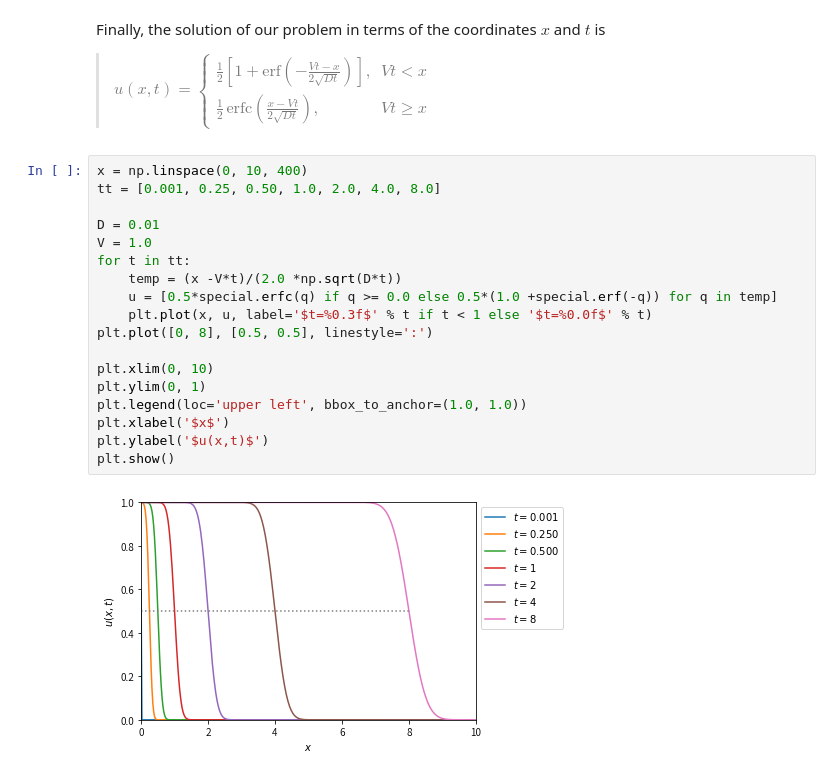
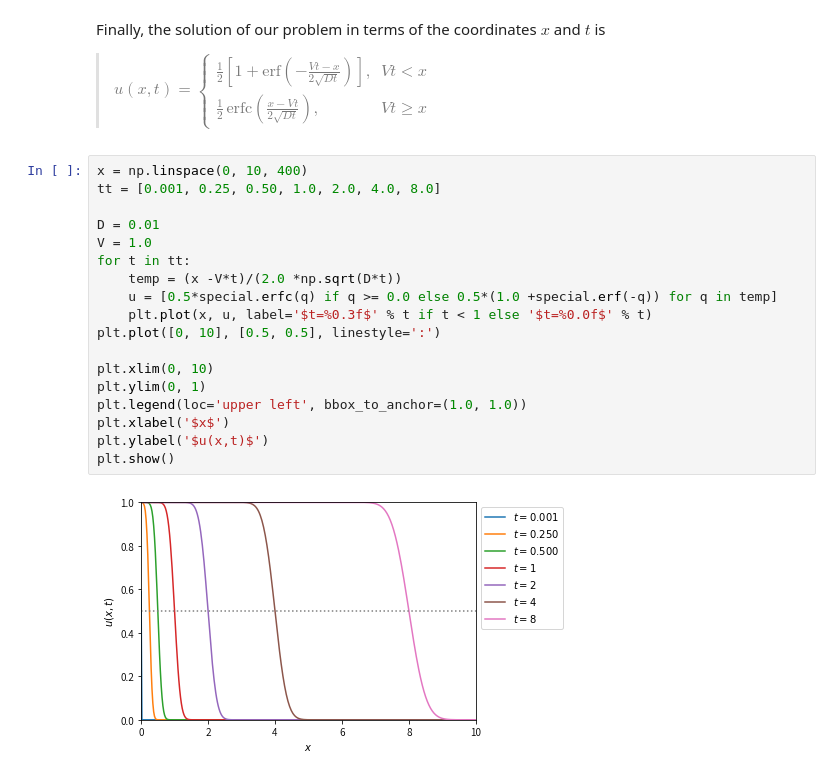
Before and after one commit to SeoulTechPSE/EngMath, a Jupyter notebook: PDE01.ipynb, the cells around one changed output. Saved outputs shown, nothing was run; the diff lists cells and outputs as text.

```diff
--- a/PDE01.ipynb
+++ b/PDE01.ipynb
@@ -1408,20 +1408,20 @@ Finally, the solution of our problem in terms of  the coordinates $x$ and $t$ is
 # %%
 x = np.linspace(0, 10, 400)
 tt = [0.001, 0.25, 0.50, 1.0, 2.0, 4.0, 8.0]
 
 D = 0.01
 V = 1.0
 for t in tt:
     temp = (x -V*t)/(2.0 *np.sqrt(D*t))
     u = [0.5*special.erfc(q) if q >= 0.0 else 0.5*(1.0 +special.erf(-q)) for q in temp]
     plt.plot(x, u, label='$t=%0.3f$' % t if t < 1 else '$t=%0.0f$' % t)
-plt.plot([0, 8], [0.5, 0.5], linestyle=':')
+plt.plot([0, 10], [0.5, 0.5], linestyle=':')
 
 plt.xlim(0, 10)
 plt.ylim(0, 1)
 plt.legend(loc='upper left', bbox_to_anchor=(1.0, 1.0))
 plt.xlabel('$x$')
 plt.ylabel('$u(x,t)$')
 plt.show()
 # %% [output]
-[figure, old version]
+[figure, new version]
```
Also changed, not shown: parts of 1 cell of this notebook.
